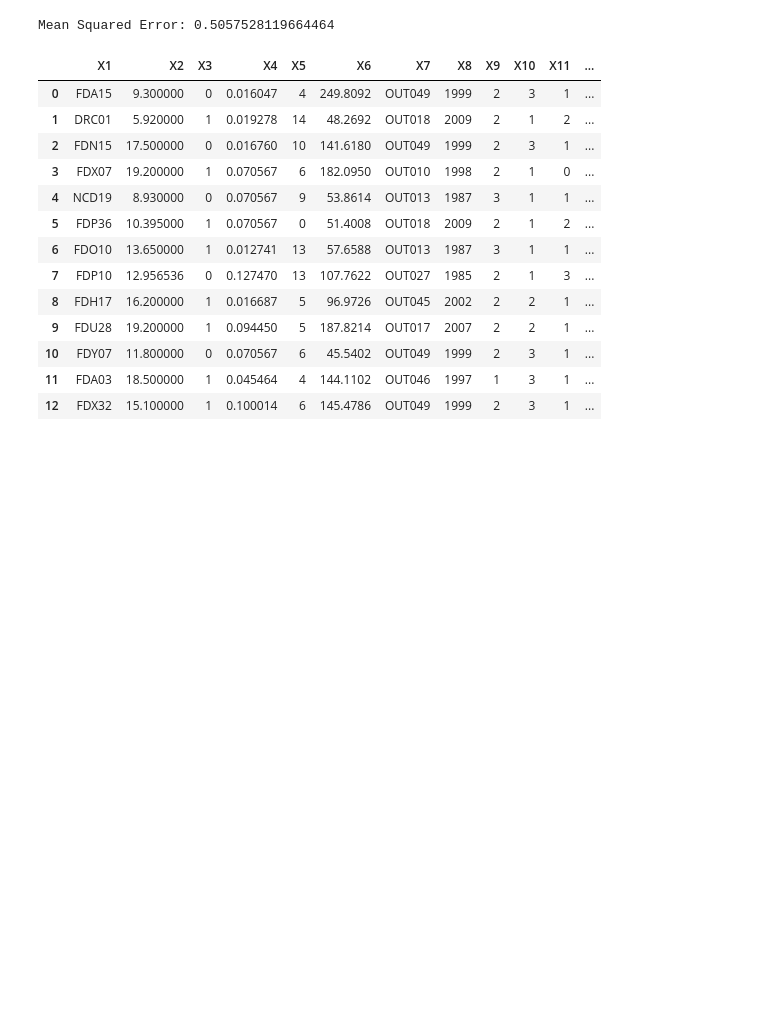
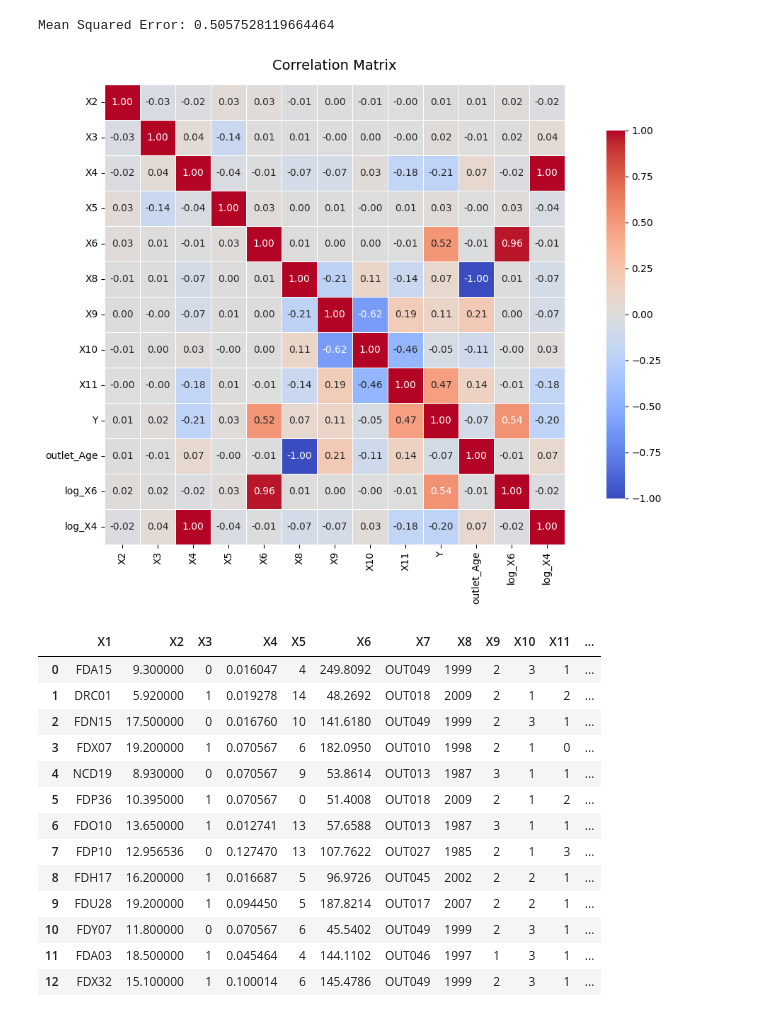
Before and after one commit to sandra20602/AIProject, a Jupyter notebook: linearRegression.ipynb, the cells around one changed output. Saved outputs shown, nothing was run; the diff lists cells and outputs as text; code cells hidden in the pictures; blank space fills up the shorter version.

Commit message:
catBoost model and adding correlation to linear model

```diff
--- a/linearRegression.ipynb
+++ b/linearRegression.ipynb
@@ -289,10 +289,19 @@ Mean Squared Error: 0.5057528119664464
 # %%
 # sns.heatmap(df.corr(numeric_only=True), annot=True, cmap="coolwarm")
 # plt.show()
 # # Calculate MSE
 # mse = mean_squared_error(y_test, y_pred)                                  #! heatmap
 
 # print("Mean Squared Error:", mse)
+plt.figure(figsize=(12, 8))
+corr_matrix = df.corr(numeric_only=True)
+sns.heatmap(corr_matrix, annot=True, fmt=".2f", cmap="coolwarm", center=0,
+            square=True, linewidths=0.5, cbar_kws={"shrink": 0.8})
+plt.title("Correlation Matrix", fontsize=14, pad=15)
+plt.tight_layout()
+plt.show()
+# %% [output]
+[figure, added]
 # %%
 df.head(15)
 # %% [output]
```
Also changed, not shown: 2 other files.
